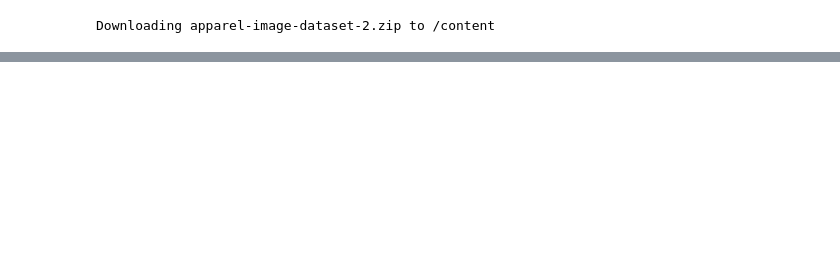
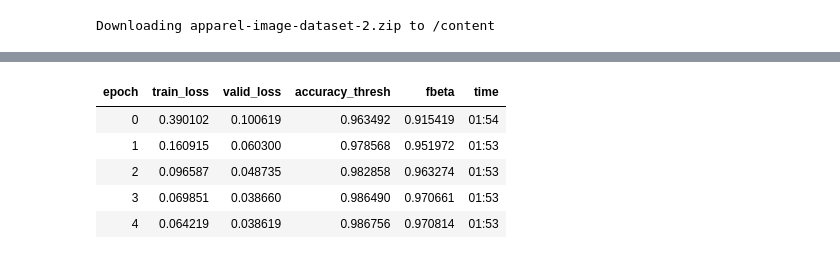
Before and after one commit to alejandraberbesi/apparel_image, a Jupyter notebook: src/apparel_image.ipynb, the cells around one changed output, grey strips where cells are left out. Drawn from its saved outputs; the diff is of its cells as text; code cells hidden in the pictures; blank space fills up the shorter version.

```diff
--- a/src/apparel_image.ipynb
+++ b/src/apparel_image.ipynb
@@ -70,0 +113,11 @@ val_set
+# %%
+lr = 0.01
+# %%
+learn.fit_one_cycle(5, slice(lr))
+# %% [output]
+| epoch | train_loss | valid_loss | accuracy_thresh | fbeta | time |
+| 0 | 0.390102 | 0.100619 | 0.963492 | 0.915419 | 01:54 |
+| 1 | 0.160915 | 0.060300 | 0.978568 | 0.951972 | 01:53 |
+| 2 | 0.096587 | 0.048735 | 0.982858 | 0.963274 | 01:53 |
+| 3 | 0.069851 | 0.038660 | 0.986490 | 0.970661 | 01:53 |
+| 4 | 0.064219 | 0.038619 | 0.986756 | 0.970814 | 01:53 |
```
Also changed, not shown: parts of 21 cells of this notebook.
